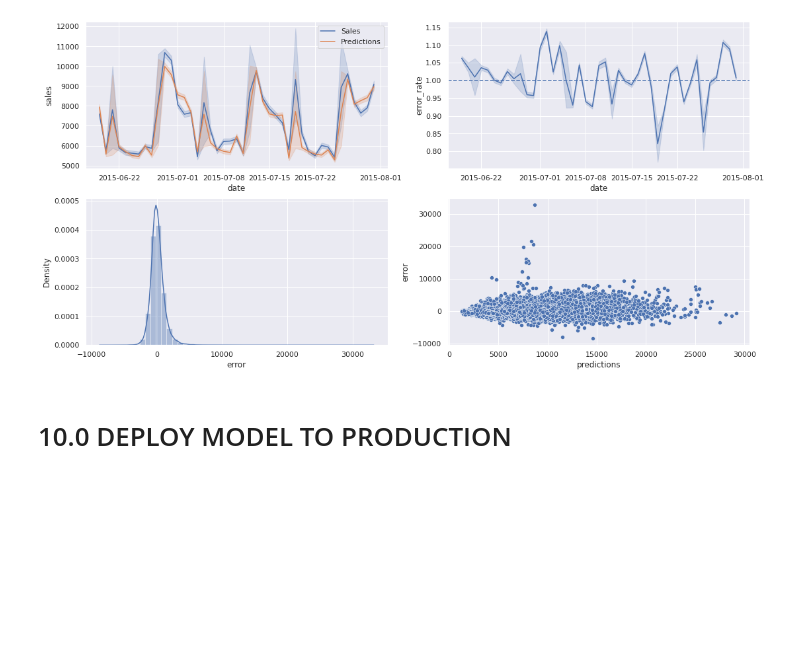
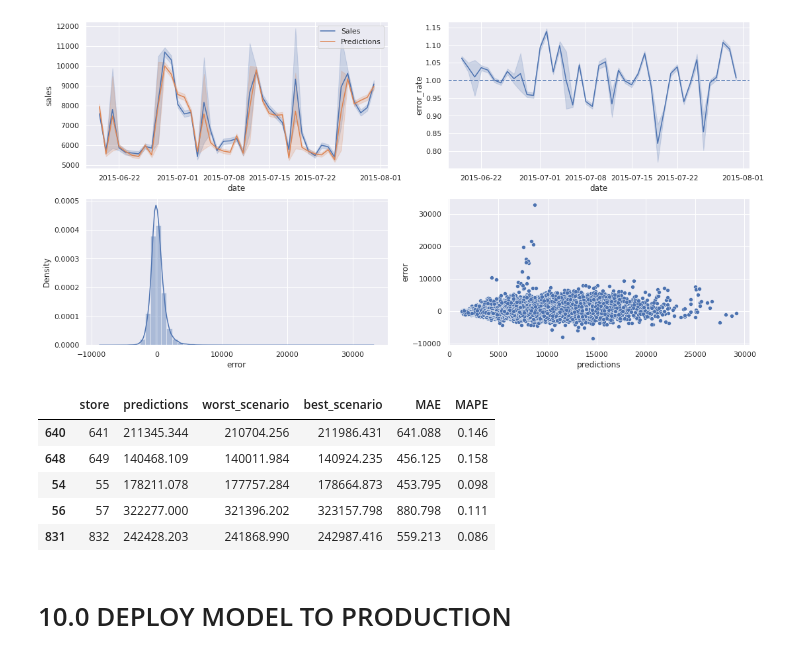
Before and after one commit to GonzagaLucas/Rossmann-Sales-Forecast, a Jupyter notebook: rossmann_project.ipynb, the cells around one changed output. Cells and saved outputs as stored; diff of their text form; code cells hidden in the pictures; blank space fills up the shorter version.

```diff
--- a/rossmann_project.ipynb
+++ b/rossmann_project.ipynb
@@ -1199,6 +1189,15 @@ sns.scatterplot(df9['predictions'], df9['error'])
 # %% [output]
 <AxesSubplot:xlabel='predictions', ylabel='error'>
 [figure]
+# %%
+df92.sample(5)
+# %% [output]
+|  | store | predictions | worst_scenario | best_scenario | MAE | MAPE |
+| 640 | 641 | 211345.344 | 210704.256 | 211986.431 | 641.088 | 0.146 |
+| 648 | 649 | 140468.109 | 140011.984 | 140924.235 | 456.125 | 0.158 |
+| 54 | 55 | 178211.078 | 177757.284 | 178664.873 | 453.795 | 0.098 |
+| 56 | 57 | 322277.000 | 321396.202 | 323157.798 | 880.798 | 0.111 |
+| 831 | 832 | 242428.203 | 241868.990 | 242987.416 | 559.213 | 0.086 |
 # %% [markdown]
 # 10.0 DEPLOY MODEL TO PRODUCTION
 # %% [markdown]
```
Also changed, not shown: parts of 5 cells of this notebook.
